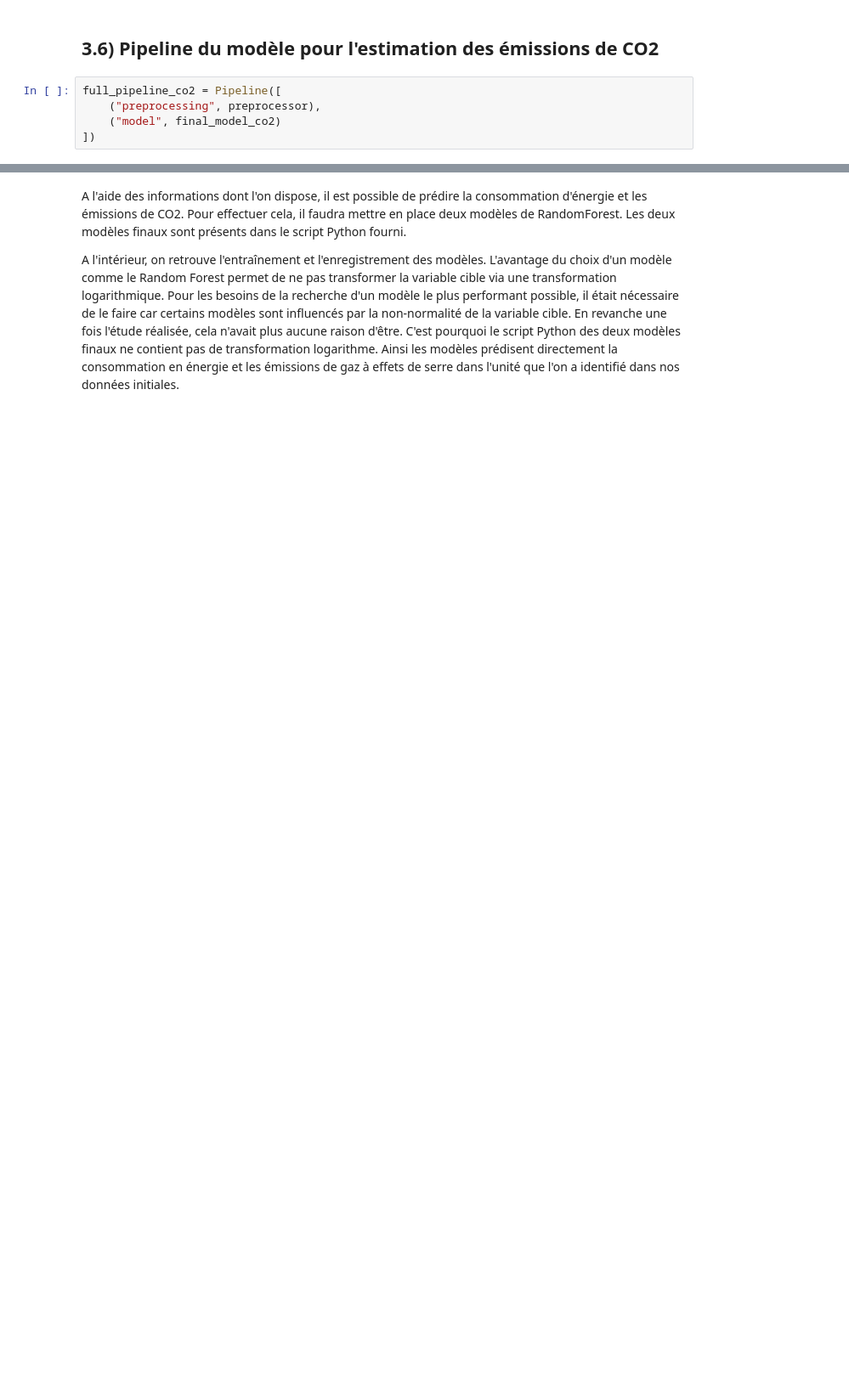
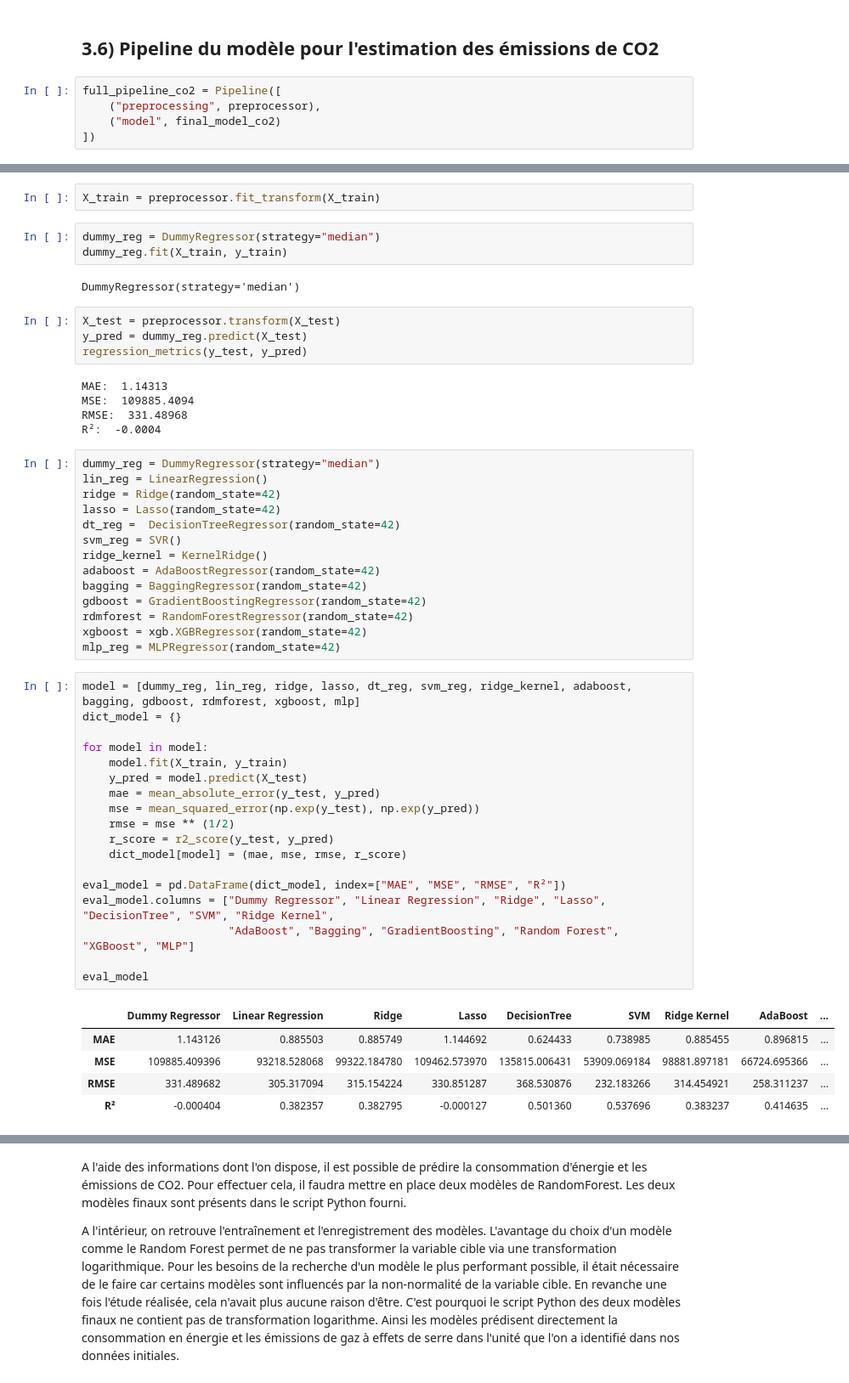
Before and after one commit to Sylvariane/Anticipez_les_besoins_en_electricite, a Jupyter notebook: Pélec_02_code.ipynb, the cells around one changed output, grey strips where cells are left out. Shown: that part at 85% size. Drawn from its saved outputs; the diff is of its cells as text; blank space fills up the shorter version.

```diff
--- a/Pélec_02_code.ipynb
+++ b/Pélec_02_code.ipynb
@@ -450,0 +494,54 @@ full_pipeline_co2 = Pipeline([
+# %%
+X_train = preprocessor.fit_transform(X_train)
+# %%
+dummy_reg = DummyRegressor(strategy="median")
+dummy_reg.fit(X_train, y_train)
+# %% [output]
+DummyRegressor(strategy='median')
+# %%
+X_test = preprocessor.transform(X_test)
+y_pred = dummy_reg.predict(X_test)
+regression_metrics(y_test, y_pred)
+# %% [output]
+MAE:  1.14313
+MSE:  109885.4094
+RMSE:  331.48968
+R²:  -0.0004
+# %%
+dummy_reg = DummyRegressor(strategy="median")
+lin_reg = LinearRegression()
+ridge = Ridge(random_state=42)
+lasso = Lasso(random_state=42)
+dt_reg =  DecisionTreeRegressor(random_state=42)
+svm_reg = SVR()
+ridge_kernel = KernelRidge()
+adaboost = AdaBoostRegressor(random_state=42)
+bagging = BaggingRegressor(random_state=42)
+gdboost = GradientBoostingRegressor(random_state=42)
+rdmforest = RandomForestRegressor(random_state=42)
+xgboost = xgb.XGBRegressor(random_state=42)
+mlp_reg = MLPRegressor(random_state=42)
+# %%
+model = [dummy_reg, lin_reg, ridge, lasso, dt_reg, svm_reg, ridge_kernel, adaboost, bagging, gdboost, rdmforest, xgboost, mlp]
+dict_model = {}
+
+for model in model:
+    model.fit(X_train, y_train)
+    y_pred = model.predict(X_test)
+    mae = mean_absolute_error(y_test, y_pred)
+    mse = mean_squared_error(np.exp(y_test), np.exp(y_pred))
+    rmse = mse ** (1/2)
+    r_score = r2_score(y_test, y_pred)
+    dict_model[model] = (mae, mse, rmse, r_score)
+
+eval_model = pd.DataFrame(dict_model, index=["MAE", "MSE", "RMSE", "R²"])
+eval_model.columns = ["Dummy Regressor", "Linear Regression", "Ridge", "Lasso", "DecisionTree", "SVM", "Ridge Kernel",
+                      "AdaBoost", "Bagging", "GradientBoosting", "Random Forest", "XGBoost", "MLP"]
+
+eval_model
+# %% [output]
+|  | Dummy Regressor | Linear Regression | Ridge | Lasso | DecisionTree | SVM | Ridge Kernel | AdaBoost | ... |
+| MAE | 1.143126 | 0.885503 | 0.885749 | 1.144692 | 0.624433 | 0.738985 | 0.885455 | 0.896815 | ... |
+| MSE | 109885.409396 | 93218.528068 | 99322.184780 | 109462.573970 | 135815.006431 | 53909.069184 | 98881.897181 | 66724.695366 | ... |
+| RMSE | 331.489682 | 305.317094 | 315.154224 | 330.851287 | 368.530876 | 232.183266 | 314.454921 | 258.311237 | ... |
+| R² | -0.000404 | 0.382357 | 0.382795 | -0.000127 | 0.501360 | 0.537696 | 0.383237 | 0.414635 | ... |
```
Also changed, not shown: parts of 15 cells of this notebook.
